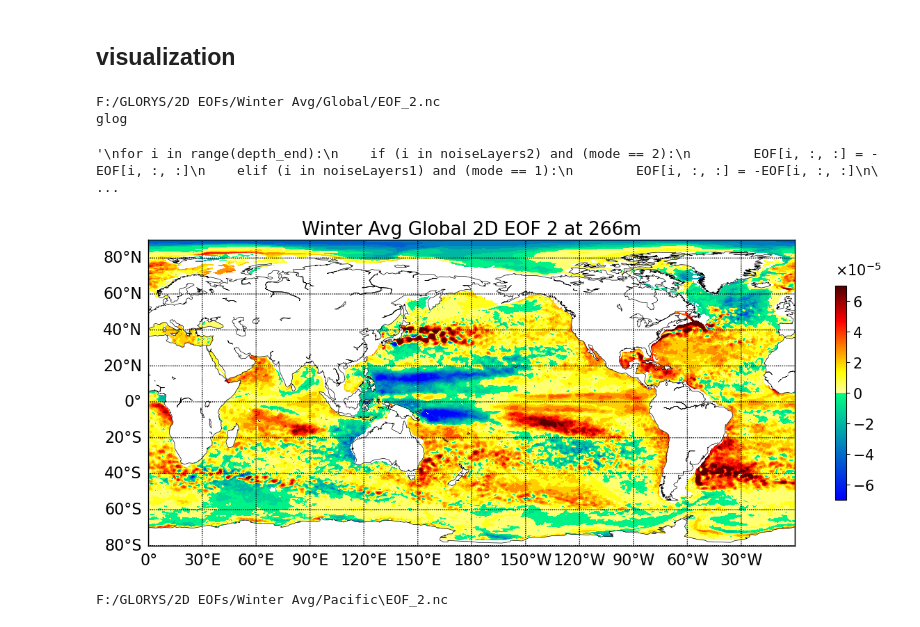
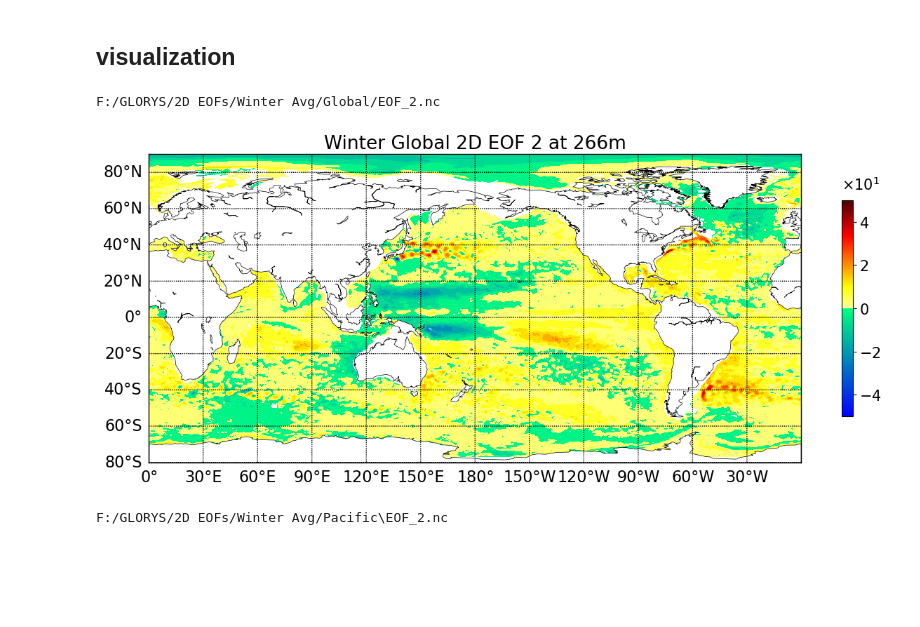
Before and after one commit to dwhyon/3D-2D-EOF-GLORYS, a Jupyter notebook: 2D_EOFs_GLORYs_cut_V02.ipynb, the cells around one changed output. Saved outputs shown, nothing was run; the diff lists cells and outputs as text; code cells hidden in the pictures; blank space fills up the shorter version.

Commit message:
update EOF normalization, Change EOF plots, fix redundancies

```diff
--- a/2D_EOFs_GLORYs_cut.ipynb
+++ b/2D_EOFs_GLORYs_cut_V02.ipynb
@@ -1117,23 +1165,23 @@ print(fn)
 
 
 
-# Correct negatively oriented layers by mode
+# # Correct negatively oriented layers by mode
 
-if region == 'Pacific':
-    # For Pacific
-    noiseLayers1 = [8, 9, 10, 11, 14, 15, 16, 17, 18, 19, 21, 22, 24, 25, 28, 31]
-    noiseLayers2 = [0, 4, 5, 9, 11, 14, 15, 16, 18, 20, 23, 25, 26, 27, 29, 30, 31]
-    print('pacific')
-elif region == "Global":
-    noiseLayers1 = [8, 9, 10, 11, 14, 15, 16, 17, 18, 19, 21, 22, 24, 25, 28, 31]
-    noiseLayers2 = [0, 3, 6, 7, 8, 9, 12, 13, 14, 16, 17, 21, 22, 23, 24, 25, 27, 28, 29, 30, 31, 32, 34, 36, 41, 45, 46, 47]
-    print("global")
+# if region == 'Pacific':
+#     # For Pacific
+#     noiseLayers1 = [8, 9, 10, 11, 14, 15, 16, 17, 18, 19, 21, 22, 24, 25, 28, 31]
+#     noiseLayers2 = [0, 4, 5, 9, 11, 14, 15, 16, 18, 20, 23, 25, 26, 27, 29, 30, 31]
+#     print('pacific')
+# elif region == "Global":
+#     noiseLayers1 = [8, 9, 10, 11, 14, 15, 16, 17, 18, 19, 21, 22, 24, 25, 28, 31]
+#     noiseLayers2 = [0, 3, 6, 7, 8, 9, 12, 13, 14, 16, 17, 21, 22, 23, 24, 25, 27, 28, 29, 30, 31, 32, 34, 36, 41, 45, 46, 47]
+#     print("global")
 
-for i in range(depth_end):
-    if (i in noiseLayers2) and (mode == 2):
-        EOF[i, :, :] = -EOF[i, :, :]
-    elif (i in noiseLayers1) and (mode == 1):
-        EOF[i, :, :] = -EOF[i, :, :]
+# for i in range(depth_end):
+#     if (i in noiseLayers2) and (mode == 2):
+#         EOF[i, :, :] = -EOF[i, :, :]
+#     elif (i in noiseLayers1) and (mode == 1):
+#         EOF[i, :, :] = -EOF[i, :, :]
 
 
 # if mode == 1:
@@ -1154,11 +1202,9 @@ label_sz = title_sz-3
 depth = depths[depth_ind]
 # %% [output]
 F:/GLORYS/2D EOFs/Winter Avg/Global/EOF_2.nc
-glog
-'\nfor i in range(depth_end):\n    if (i in noiseLayers2) and (mode == 2):\n        EOF[i, :, :] = -EOF[i, :, :]\n    elif (i in noiseLayers1) and (mode == 1):\n        EOF[i, :, :] = -EOF[i, :, :]\n\ ...
 # %%
 #clip = np.nanmax(abs(dat))
-clip = 0.00007
+clip = 50
 
 #Plot first depth
 fig, ax = plt.subplots(figsize=(15., 10.))
@@ -1169,34 +1215,34 @@ mymap.drawmapboundary()
 mymap.drawparallels(np.arange(cut_lat[0],cut_lat[-1],20), labels = [1,0,0,0], fontsize = label_sz)
 mymap.drawmeridians(np.arange(cut_lon[0],cut_lon[-1],30), labels = [0,0,0,1], fontsize = label_sz)
 
 dat = EOF[depth_ind,:,:]
 
 dat = np.maximum(np.minimum(dat, clip), -clip) # climp min and max values
 norm = mpl.colors.Normalize(vmin=-clip, vmax=clip)
 plt.contourf(cut_lon, cut_lat,  dat, 20, cmap = newcmp2, norm = norm)
 
 if depth_ind == 0:
     plt.title(f"{month} {region} 2D EOF {mode} at Surface", size = title_sz)
 else:
     plt.title(f"{month} {region} 2D EOF {mode} at {round(depth)}m", size = title_sz)
 
 sm = mpl.cm.ScalarMappable(norm=norm, cmap=newcmp2)
 sm.set_array([])
 cbar = plt.colorbar(sm, ax = ax, format = mpl.ticker.ScalarFormatter(useMathText=True), shrink = .4)
 cbar.ax.yaxis.get_offset_text().set_fontsize(15) # change exp size
 cbar.ax.yaxis.OFFSETTEXTPAD = 11           # moving exponent so it doesnt overlap with top of colorbar
 cbar.ax.yaxis.set_offset_position('left')  # setexponent so it is more left
 cbar.ax.tick_params(labelsize=15)    # set label size of ticks
 cbar.formatter.set_powerlimits((0, 0))     # formatting scientific notation
 cbar.update_ticks()
 
 
 
 saveName = "D:/SCIL/Paper Figs/" + region + "/DJF_" + region + "_depth" + str(depth_ind) + "_mode_" + str(mode) + "_2D"
 
 plt.savefig(saveName)
 # %% [output]
-[figure, old version]
+[figure, new version]
 # %%
 
 # depth = cut_depths[depth_ind]
```
Also changed, not shown: parts of 13 cells of this notebook, 5 other files.
